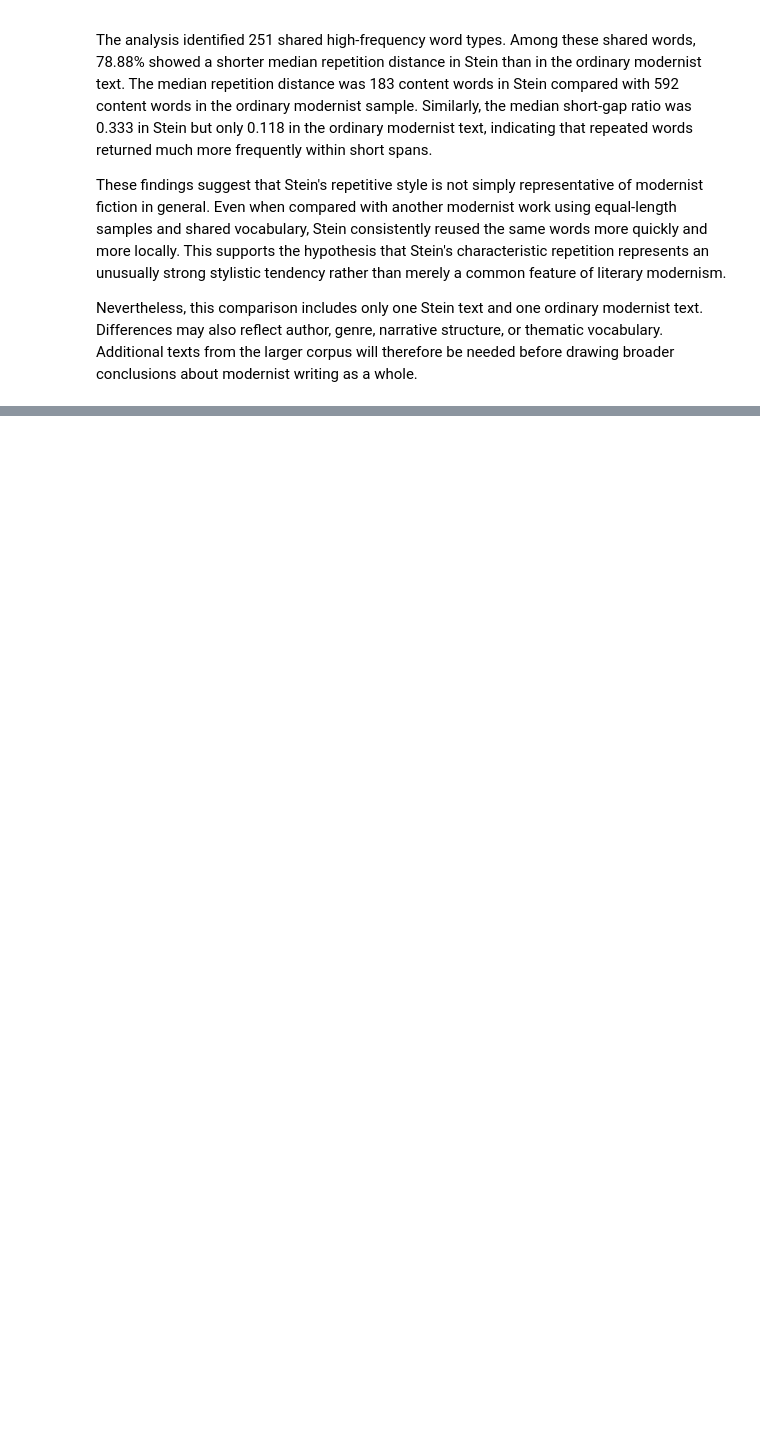
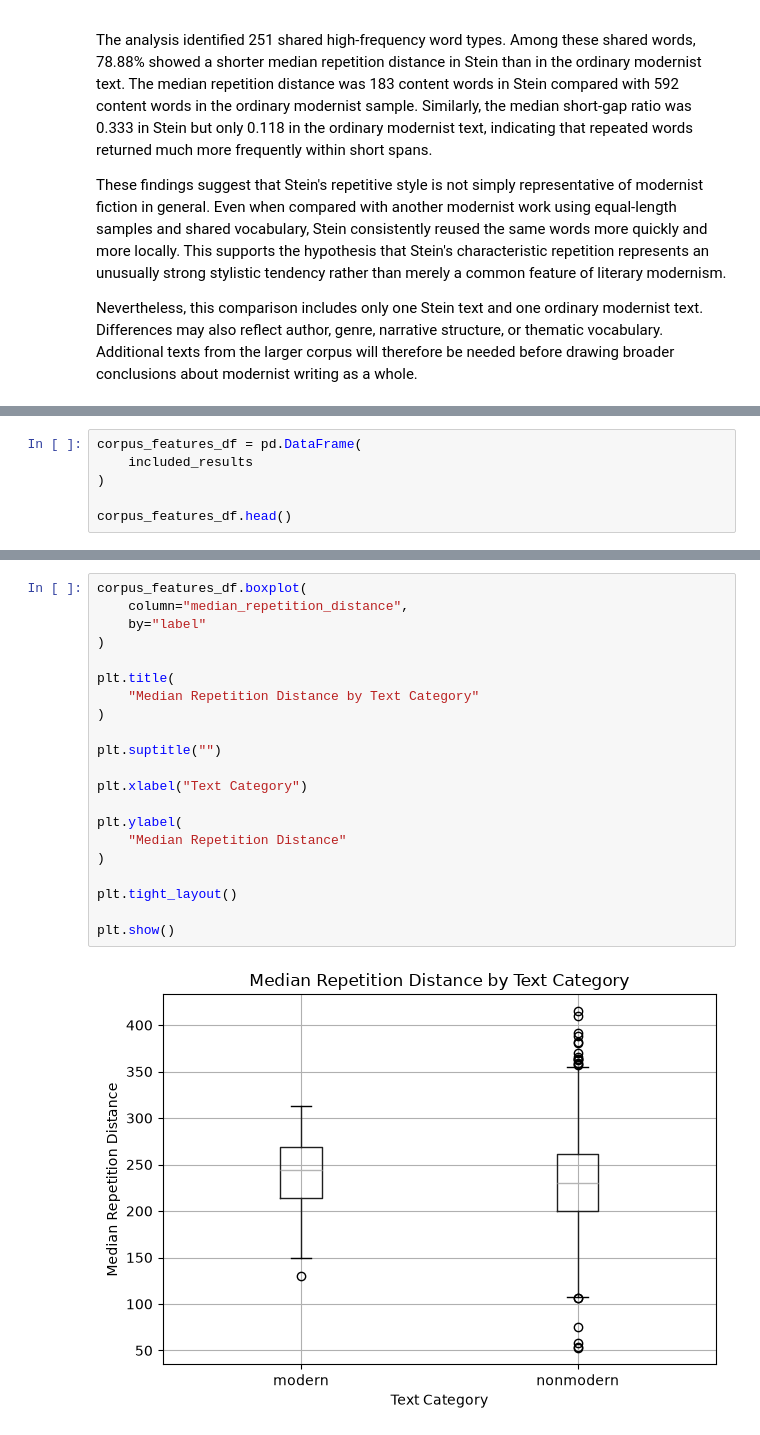
Before and after one commit to CiciXie-haotong/Modernism-Classifier, a Jupyter notebook: repetition_analysis.ipynb.ipynb, the cells around one changed output, grey strips where cells are left out. Cells and saved outputs as stored; diff of their text form; blank space fills up the shorter version.

```diff
--- a/repetition_analysis.ipynb.ipynb
+++ b/repetition_analysis.ipynb.ipynb
@@ -3648,0 +4277,6 @@ Nevertheless, this comparison includes only one Stein text and one ordinary mode
+# %%
+corpus_features_df = pd.DataFrame(
+    included_results
+)
+
+corpus_features_df.head()
@@ -3648,0 +4430,23 @@ Nevertheless, this comparison includes only one Stein text and one ordinary mode
+# %%
+corpus_features_df.boxplot(
+    column="median_repetition_distance",
+    by="label"
+)
+
+plt.title(
+    "Median Repetition Distance by Text Category"
+)
+
+plt.suptitle("")
+
+plt.xlabel("Text Category")
+
+plt.ylabel(
+    "Median Repetition Distance"
+)
+
+plt.tight_layout()
+
+plt.show()
+# %% [output]
+[figure, added]
```
Also changed, not shown: parts of 45 cells of this notebook, 1 other file.
